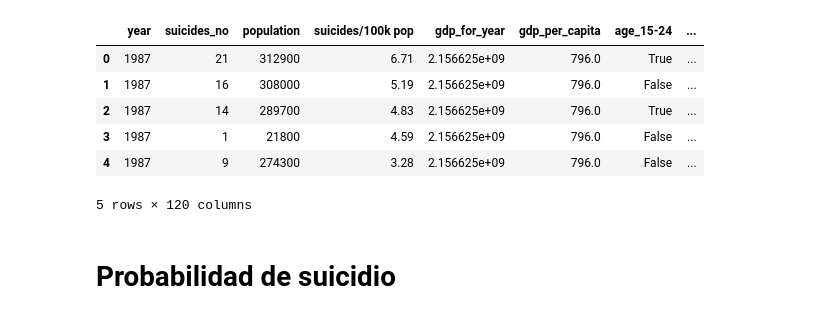
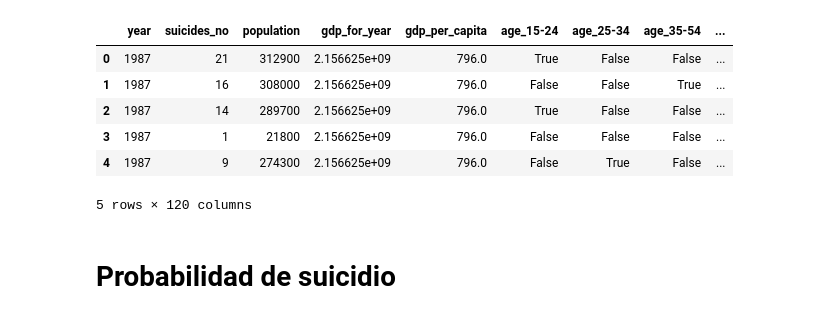
Before and after one commit to jazurdia/Proyecto1MD, a Jupyter notebook: naive.ipynb, the cells around one changed output. Saved outputs shown, nothing was run; the diff lists cells and outputs as text; code cells hidden in the pictures.

```diff
--- a/naive.ipynb
+++ b/naive.ipynb
@@ -1,24 +1,24 @@
 # %%
 # importar datos a un dataframe de master.csv
 import pandas as pd
 import numpy as np
 import matplotlib.pyplot as plt
 %matplotlib inline
 import seaborn as sns
 
 import warnings
 warnings.filterwarnings('ignore')
 
 # Leer el archivo master.csv
-df = pd.read_csv('datosLimpios.csv')
+df = pd.read_csv('datosBalanceados.csv')
 df.head()
 # %% [output]
-|  | year | suicides_no | population | suicides/100k pop | gdp_for_year | gdp_per_capita | age_15-24 | ... |
-| 0 | 1987 | 21 | 312900 | 6.71 | 2.156625e+09 | 796.0 | True | ... |
-| 1 | 1987 | 16 | 308000 | 5.19 | 2.156625e+09 | 796.0 | False | ... |
-| 2 | 1987 | 14 | 289700 | 4.83 | 2.156625e+09 | 796.0 | True | ... |
-| 3 | 1987 | 1 | 21800 | 4.59 | 2.156625e+09 | 796.0 | False | ... |
-| 4 | 1987 | 9 | 274300 | 3.28 | 2.156625e+09 | 796.0 | False | ... |
+|  | year | suicides_no | population | gdp_for_year | gdp_per_capita | age_15-24 | age_25-34 | age_35-54 | ... |
+| 0 | 1987 | 21 | 312900 | 2.156625e+09 | 796.0 | True | False | False | ... |
+| 1 | 1987 | 16 | 308000 | 2.156625e+09 | 796.0 | False | False | True | ... |
+| 2 | 1987 | 14 | 289700 | 2.156625e+09 | 796.0 | True | False | False | ... |
+| 3 | 1987 | 1 | 21800 | 2.156625e+09 | 796.0 | False | False | False | ... |
+| 4 | 1987 | 9 | 274300 | 2.156625e+09 | 796.0 | False | True | False | ... |
 5 rows × 120 columns
 # %% [markdown]
 # Probabilidad de suicidio
```
Also changed, not shown: parts of 14 cells of this notebook.
